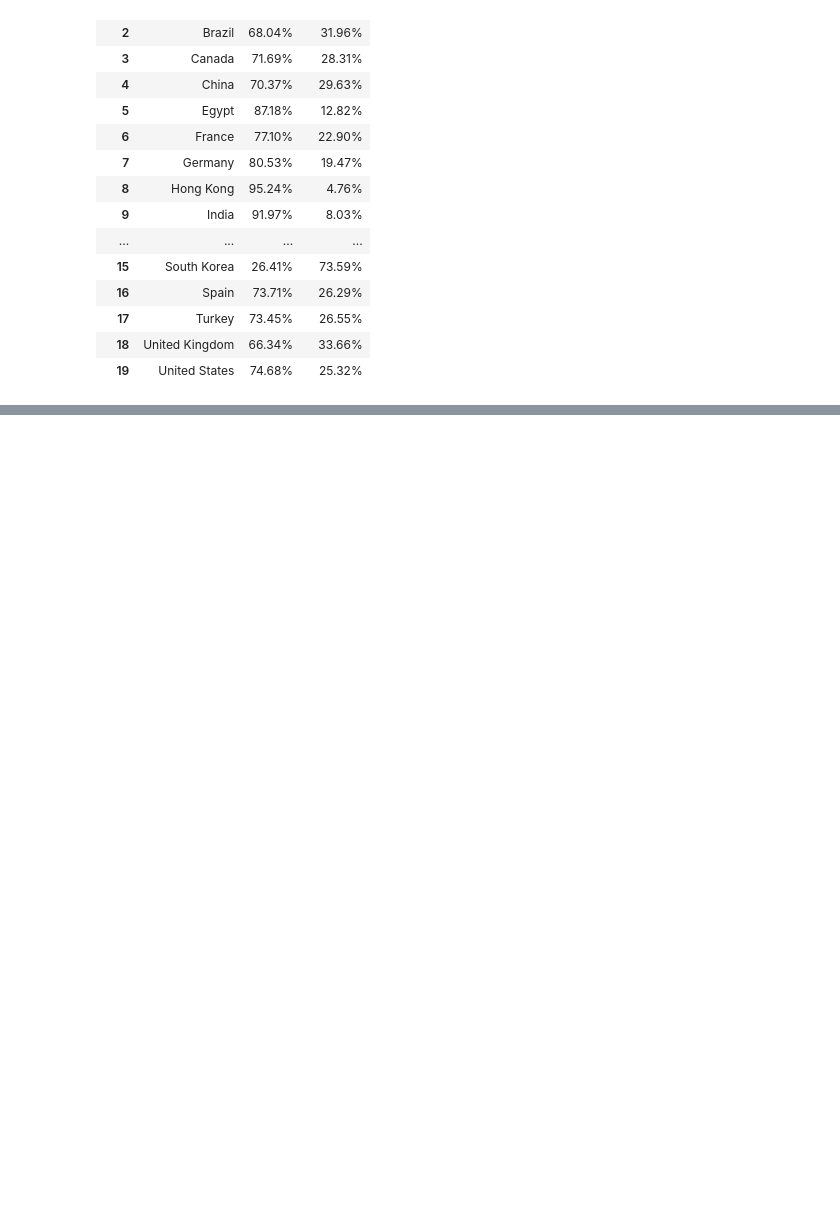
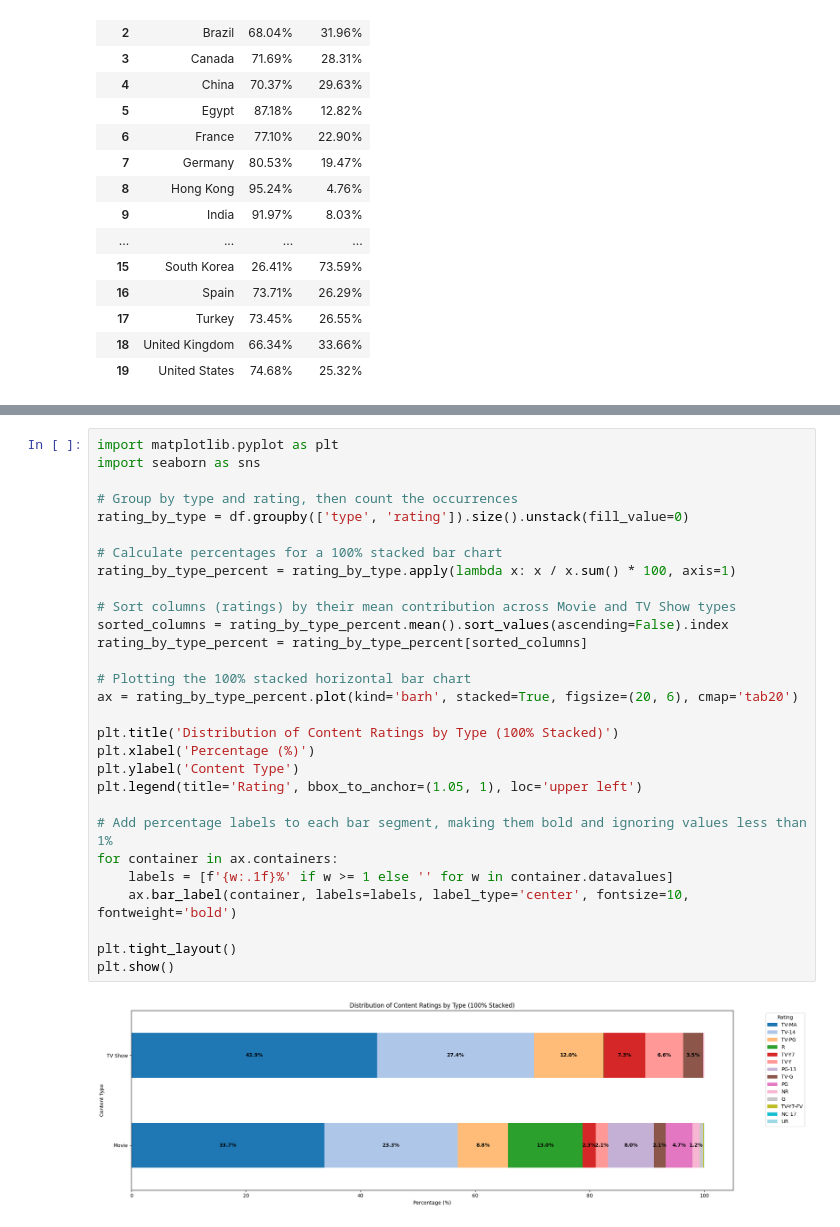
Before and after one commit to akshaykumar2972/Netflix-Data-Analysis, a Jupyter notebook: Netflix_Data_Analysis.ipynb, the cells around one changed output, grey strips where cells are left out. Cells and saved outputs as stored; diff of their text form; blank space fills up the shorter version.

```diff
--- a/Netflix_Data_Analysis.ipynb
+++ b/Netflix_Data_Analysis.ipynb
@@ -573,0 +683,31 @@ plt.show()
+# %%
+import matplotlib.pyplot as plt
+import seaborn as sns
+
+# Group by type and rating, then count the occurrences
+rating_by_type = df.groupby(['type', 'rating']).size().unstack(fill_value=0)
+
+# Calculate percentages for a 100% stacked bar chart
+rating_by_type_percent = rating_by_type.apply(lambda x: x / x.sum() * 100, axis=1)
+
+# Sort columns (ratings) by their mean contribution across Movie and TV Show types
+sorted_columns = rating_by_type_percent.mean().sort_values(ascending=False).index
+rating_by_type_percent = rating_by_type_percent[sorted_columns]
+
+# Plotting the 100% stacked horizontal bar chart
+ax = rating_by_type_percent.plot(kind='barh', stacked=True, figsize=(20, 6), cmap='tab20')
+
+plt.title('Distribution of Content Ratings by Type (100% Stacked)')
+plt.xlabel('Percentage (%)')
+plt.ylabel('Content Type')
+plt.legend(title='Rating', bbox_to_anchor=(1.05, 1), loc='upper left')
+
+# Add percentage labels to each bar segment, making them bold and ignoring values less than 1%
+for container in ax.containers:
+    labels = [f'{w:.1f}%' if w >= 1 else '' for w in container.datavalues]
+    ax.bar_label(container, labels=labels, label_type='center', fontsize=10, fontweight='bold')
+
+plt.tight_layout()
+plt.show()
+# %% [output]
+[figure, added]
```
Also changed, not shown: parts of 9 cells of this notebook.
